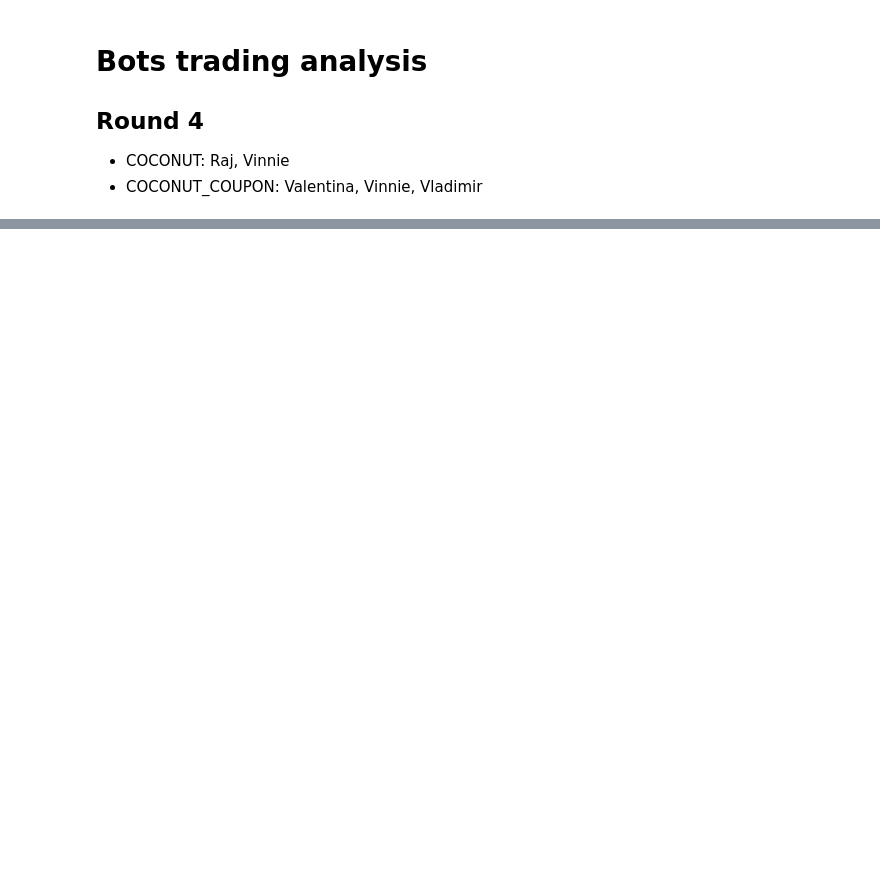
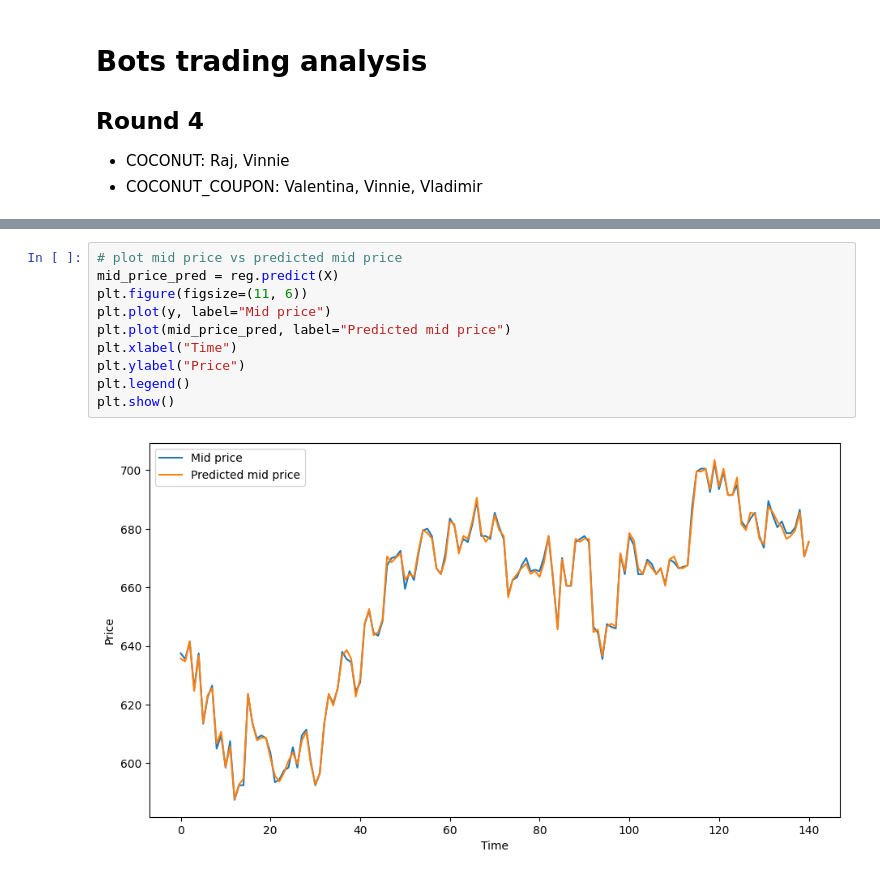
Before and after one commit to levladiator/Prosperity, a Jupyter notebook: src/bots_analyzer.ipynb, the cells around one changed output, grey strips where cells are left out. Drawn from its saved outputs; the diff is of its cells as text; blank space fills up the shorter version.

```diff
--- a/src/bots_analyzer.ipynb
+++ b/src/bots_analyzer.ipynb
@@ -92,0 +209,12 @@ for prod in np.unique(df_trades['symbol']):
+# %%
+# plot mid price vs predicted mid price
+mid_price_pred = reg.predict(X)
+plt.figure(figsize=(11, 6))
+plt.plot(y, label="Mid price")
+plt.plot(mid_price_pred, label="Predicted mid price")
+plt.xlabel("Time")
+plt.ylabel("Price")
+plt.legend()
+plt.show()
+# %% [output]
+[figure, added]
```
Also changed, not shown: parts of 13 cells of this notebook, 2 other files.
